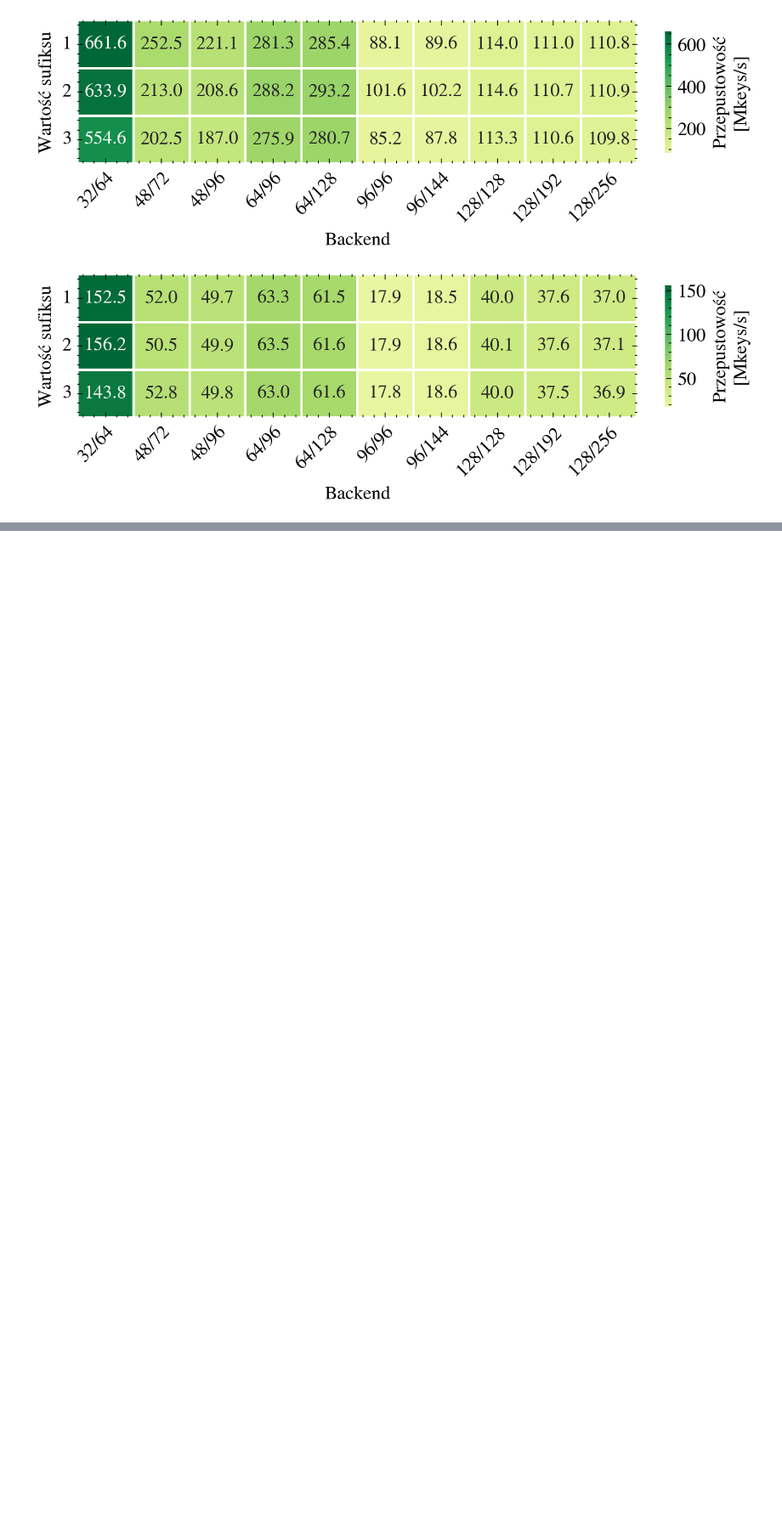
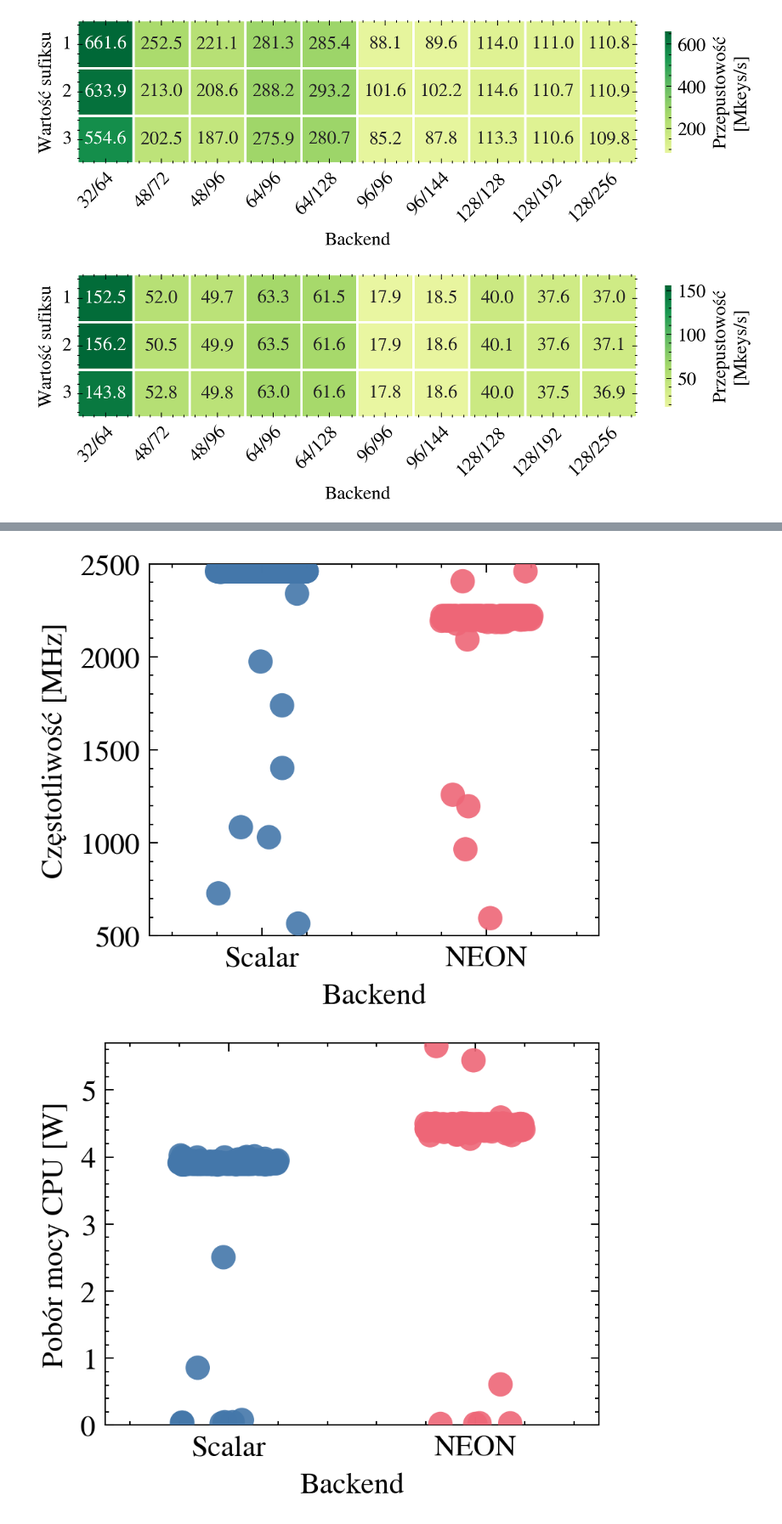
Before and after one commit to jan-chojnacki/SpeckProbe, a Jupyter notebook: analysis/notebooks/data_exploration.ipynb, the cells around one changed output, grey strips where cells are left out. Shown at 85% size. Saved outputs shown, nothing was run; the diff lists cells and outputs as text; code cells hidden in the pictures; blank space fills up the shorter version.

```diff
--- a/analysis/notebooks/data_exploration.ipynb
+++ b/analysis/notebooks/data_exploration.ipynb
@@ -1013,0 +1278,10 @@ plot_engine_single_backend_heatmap(engine_pivot_neon,   'engine_pivot_backend_ne
+# %%
+scalar_pm = parse_pm("../data/pm-search-Scalar.txt")
+cpu_cols = sorted(
+    [c for c in scalar_pm.columns if c.startswith("cpu")],
+    key=lambda x: int(x.replace("cpu", ""))
+)
+other_cols = [c for c in scalar_pm.columns if not c.startswith("cpu")]
+
+scalar_pm = scalar_pm[other_cols + cpu_cols]
+scalar_pm
@@ -1013,0 +1302,10 @@ plot_engine_single_backend_heatmap(engine_pivot_neon,   'engine_pivot_backend_ne
+# %%
+neon_pm = parse_pm("../data/pm-search-Neon.txt")
+cpu_cols = sorted(
+    [c for c in neon_pm.columns if c.startswith("cpu")],
+    key=lambda x: int(x.replace("cpu", ""))
+)
+other_cols = [c for c in neon_pm.columns if not c.startswith("cpu")]
+
+neon_pm = neon_pm[other_cols + cpu_cols]
+neon_pm
@@ -1013,0 +1326,51 @@ plot_engine_single_backend_heatmap(engine_pivot_neon,   'engine_pivot_backend_ne
+# %%
+backends = {
+    "Scalar": scalar_pm,
+    "NEON": neon_pm,
+}
+
+pm_compare = pd.concat(
+    [
+        df[["system", "system_pkg_watt"]]
+        .rename(columns={"system": "freq_mhz", "system_pkg_watt": "pkg_watt"})
+        .assign(backend=name)
+        for name, df in backends.items()
+    ],
+    ignore_index=True,
+)
+
+backend_order = ["Scalar", "NEON"]
+
+with plt.style.context(["science", "no-latex", "bright"]):
+    fig, ax = plt.subplots(figsize=(FIG_WIDTH / 2, FIG_HEIGHT_4), layout="constrained")
+    sns.stripplot(
+        data=pm_compare, x="backend", y="freq_mhz",
+        order=backend_order, hue="backend",
+        jitter=0.2, size=9, alpha=0.9, edgecolor="none",
+        legend=False, ax=ax,
+    )
+    freq_min = pm_compare["freq_mhz"].min()
+    freq_max = pm_compare["freq_mhz"].max()
+    ax.set_ylim(np.floor(freq_min / 100) * 100, np.ceil(freq_max / 100) * 100)
+    ax.set_xlabel("Backend")
+    ax.set_ylabel("Częstotliwość [MHz]")
+    plt.savefig("../svg/pm_freq_compare.svg", facecolor="white")
+    plt.show()
+
+    fig, ax = plt.subplots(figsize=(FIG_WIDTH / 2, FIG_HEIGHT_4), layout="constrained")
+    sns.stripplot(
+        data=pm_compare, x="backend", y="pkg_watt",
+        order=backend_order, hue="backend",
+        jitter=0.2, size=9, alpha=0.9, edgecolor="none",
+        legend=False, ax=ax,
+    )
+    watt_min = pm_compare["pkg_watt"].min()
+    watt_max = pm_compare["pkg_watt"].max()
+    ax.set_ylim(0, np.ceil(watt_max * 10) / 10)
+    ax.set_xlabel("Backend")
+    ax.set_ylabel("Pobór mocy CPU [W]")
+    plt.savefig("../svg/pm_power_compare.svg", facecolor="white")
+    plt.show()
+# %% [output]
+[figure, added]
+[figure, added]
```
Also changed, not shown: parts of 24 cells of this notebook, 4 other files.
